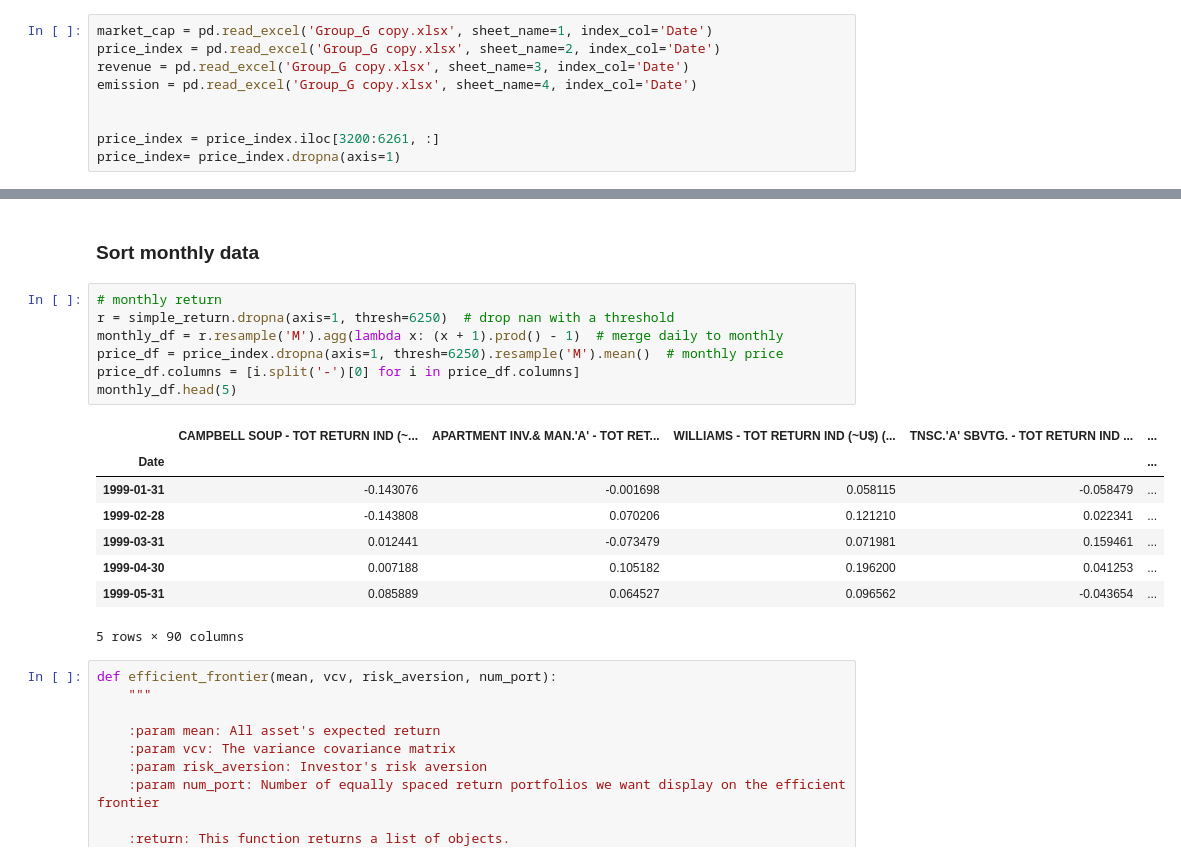
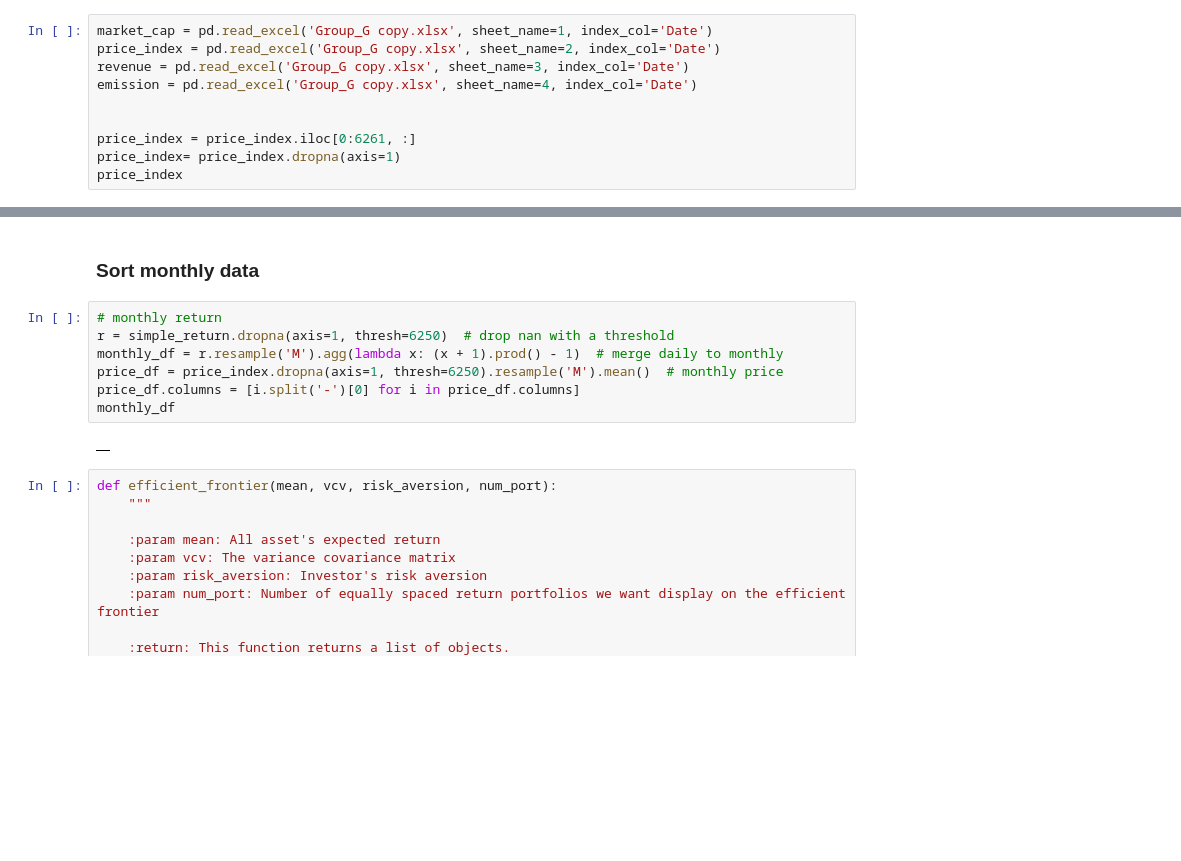
Before and after one commit to victoriawong1123/quant_asset, a Jupyter notebook: project_testing/Final_QARM_Projectcode.ipynb, the cells around one changed output, grey strips where cells are left out. Saved outputs shown, nothing was run; the diff lists cells and outputs as text; blank space fills up the shorter version.

```diff
--- a/project_testing/Final_QARM_Projectcode.ipynb
+++ b/project_testing/Final_QARM_Projectcode.ipynb
@@ -18,5 +18,6 @@ revenue = pd.read_excel('Group_G copy.xlsx', sheet_name=3, index_col='Date')
 emission = pd.read_excel('Group_G copy.xlsx', sheet_name=4, index_col='Date')
 
 
-price_index = price_index.iloc[3200:6261, :]
+price_index = price_index.iloc[0:6261, :]
 price_index= price_index.dropna(axis=1)
+price_index
@@ -335,19 +360,12 @@ annual_opt_vol = opt_sigma * np.sqrt(252)
 # %%
 # monthly return
 r = simple_return.dropna(axis=1, thresh=6250)  # drop nan with a threshold
 monthly_df = r.resample('M').agg(lambda x: (x + 1).prod() - 1)  # merge daily to monthly
 price_df = price_index.dropna(axis=1, thresh=6250).resample('M').mean()  # monthly price
 price_df.columns = [i.split('-')[0] for i in price_df.columns]
-monthly_df.head(5)
+monthly_df
 # %% [output]
-|  | CAMPBELL SOUP - TOT RETURN IND (~... | APARTMENT INV.& MAN.'A' - TOT RET... | WILLIAMS - TOT RETURN IND (~U$) (... | TNSC.'A' SBVTG. - TOT RETURN IND ... | ... |
-| Date |  |  |  |  | ... |
-| 1999-01-31 | -0.143076 | -0.001698 | 0.058115 | -0.058479 | ... |
-| 1999-02-28 | -0.143808 | 0.070206 | 0.121210 | 0.022341 | ... |
-| 1999-03-31 | 0.012441 | -0.073479 | 0.071981 | 0.159461 | ... |
-| 1999-04-30 | 0.007188 | 0.105182 | 0.196200 | 0.041253 | ... |
-| 1999-05-31 | 0.085889 | 0.064527 | 0.096562 | -0.043654 | ... |
+|  |
-5 rows × 90 columns
 # %%
 def efficient_frontier(mean, vcv, risk_aversion, num_port):
     """
```
Also changed, not shown: parts of 64 cells of this notebook.
